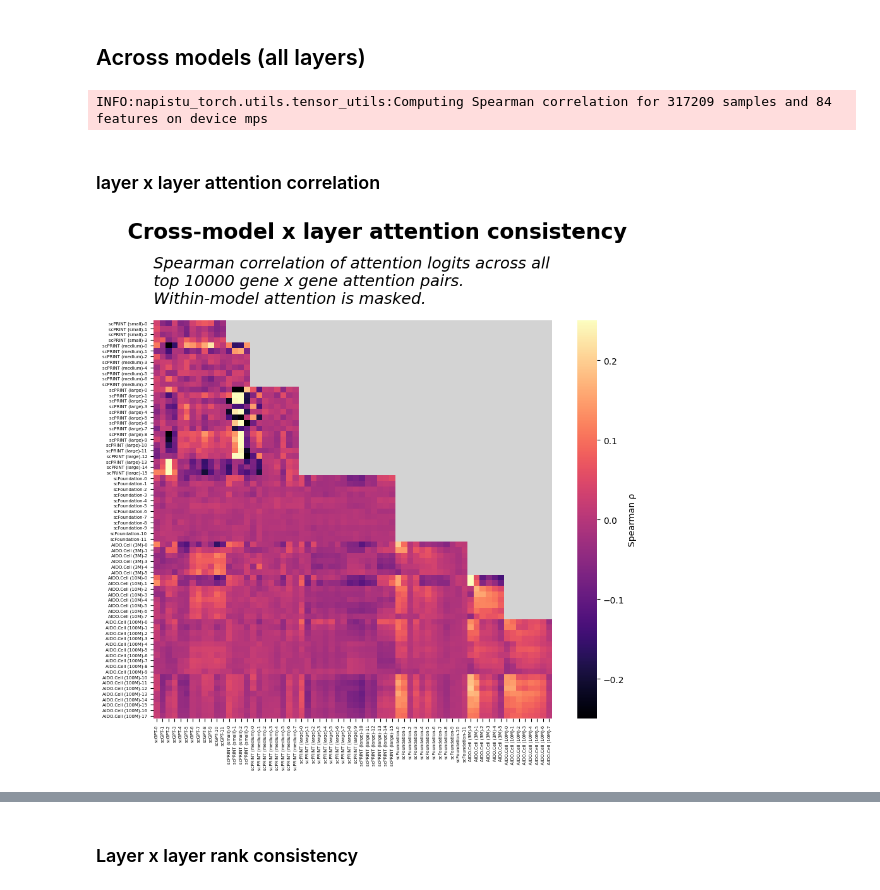
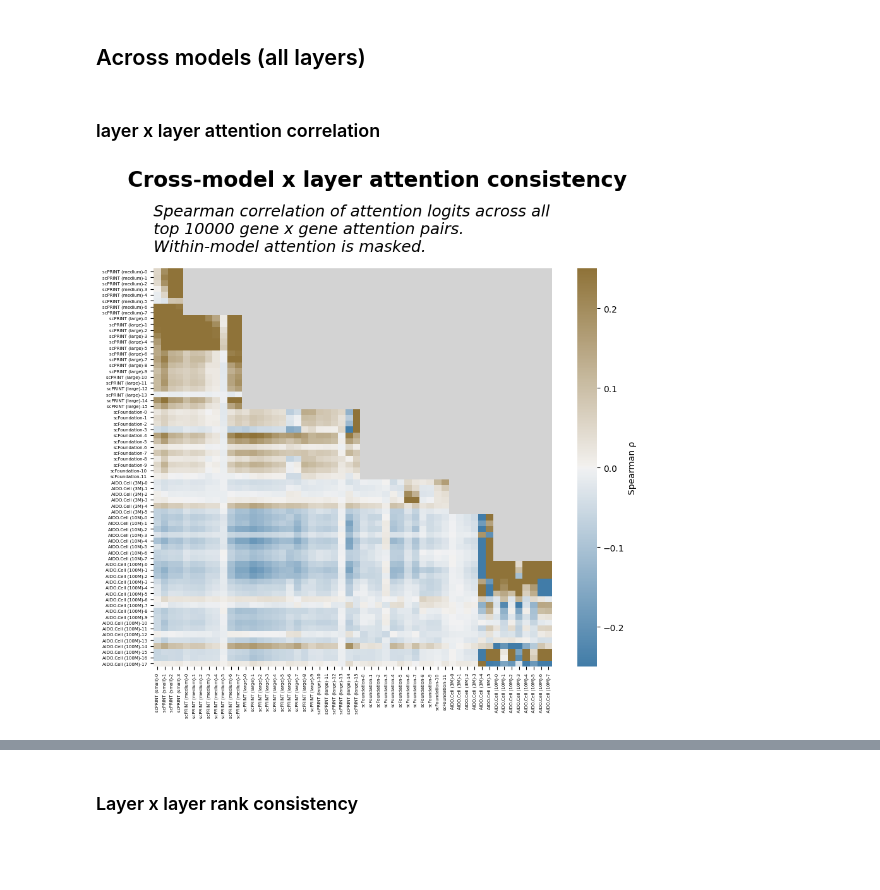
Before and after one commit to napistu/napistu-scrapyard, a Jupyter notebook: applications/foundation_models/compare_embeddings.ipynb, the cells around one changed output, grey strips where cells are left out. Cells and saved outputs as stored; diff of their text form; code cells hidden in the pictures; blank space fills up the shorter version.

```diff
--- a/applications/foundation_models/compare_embeddings.ipynb
+++ b/applications/foundation_models/compare_embeddings.ipynb
@@ -63,3 +209,0 @@ model_prefixes = [_get_disk_name(model_name, model_variant) for model_name, mode
-# %%
-# load each model's weights, gene annotations, and model metadata
-models = FoundationModels.load_multiple(OUTPUT_DIR, model_prefixes)
@@ -444,31 +547,42 @@ plt.show()
 # %% [markdown]
 ## Across models (all layers)
-# %%
-cross_model_top_attentions = comparisons["cross_model_x_layer_top_attentions"]
-
-# look at the top attentions for each model/layer across all models and layers
-wide_consistent_attentions = (
-    cross_model_top_attentions.pivot(
-        index = ["from_gene", "to_gene"],
-        columns = ["model", "layer"],
-        values = "attention"
-    )
-)
-
-# wide_consistent_attentions = (wide_consistent_attentions.T - wide_consistent_attentions.T.apply("mean", axis = 0)).T
-
-model_layer_labels = [f"{model}-{layer}" for model, layer in wide_consistent_attentions.columns]
-
-cross_model_attention_corr = compute_correlation_matrix(wide_consistent_attentions.to_numpy(), verbose=True)
-
-# mask within-model block diagonal
-model_col_values = wide_consistent_attentions.columns.get_level_values(0)
-
-# Create mask where models match (True = mask/hide these values)
-mask = model_col_values.to_numpy()[:, None] == model_col_values.to_numpy()[None, :]
-assert mask.shape == cross_model_attention_corr.shape
-# %% [output]
-INFO:napistu_torch.utils.tensor_utils:Computing Spearman correlation for 317209 samples and 84 features on device mps
+# %%
+def calculate_cross_model_attention_correlation(cross_model_top_attentions):
+
+    # look at the top attentions for each model/layer across all models and layers
+    wide_consistent_attentions = (
+        cross_model_top_attentions.pivot_table(
+            index = ["from_gene", "to_gene"],
+            columns = ["model", "layer"],
+            values = "attention"
+        )
+    )
+
+    return compute_correlation_matrix(wide_consistent_attentions.to_numpy(), verbose=False)
+
+def get_model_layer_labels(cross_model_top_attentions):
+
+    model_layers_df = cross_model_top_attentions[["model", "layer"]].drop_duplicates()
+    model_layers_df["label"] = model_layers_df.apply(lambda x: f"{x['model']}-{x['layer']}", axis=1)
+
+    return model_layers_df
+
+
+cross_model_top_attentions = comparisons["cross_model_x_layer_top_attentions"]
+if "category" in cross_model_top_attentions.columns:
+    per_category_corr = cross_model_top_attentions.groupby("category").apply(calculate_cross_model_attention_correlation)
+    cross_model_attention_corr = np.median(np.stack(per_category_corr.values), axis=0)
+else:
+    cross_model_attention_corr = calculate_cross_model_attention_correlation(cross_model_top_attentions)
+# %%
+
+model_layers_df = get_model_layer_labels(cross_model_top_attentions)
+model_col_values = model_layers_df["model"]
+model_layer_labels = model_layers_df["label"].tolist()
+
+# Create mask where models match (True = mask/hide these values)
+mask = model_col_values.to_numpy()[:, None] == model_col_values.to_numpy()[None, :]
+assert mask.shape == cross_model_attention_corr.shape
 # %% [markdown]
 ### layer x layer attention correlation
 # %%
@@ -484,33 +598,33 @@ non_null_cross_model_attention_corr = cross_model_attention_corr[rows_to_keep][:
 filtered_mask = combined_mask[rows_to_keep][:, cols_to_keep]
 
 # If you have labels, filter those too
 filtered_row_labels = [label for i, label in enumerate(model_layer_labels) if rows_to_keep[i]]
 filtered_col_labels = [label for i, label in enumerate(model_layer_labels) if cols_to_keep[i]]
 
 plot_heatmap(
     non_null_cross_model_attention_corr,
     row_labels = filtered_row_labels,
     column_labels = filtered_col_labels,
     suptitle="Cross-model x layer attention consistency",
     title=f"Spearman correlation of attention logits across all\ntop {TOP_K} gene x gene attention pairs.\nWithin-model attention is masked.",
-    cmap='magma',
+    cmap=sns.diverging_palette(240, 60, as_cmap=True),
     cbar=True,
     fmt='.2f',
     vmax=0.25,
     vmin=-0.25,
     cbar_label='Spearman ρ',
     mask = filtered_mask,
     mask_color='lightgray',
     annot=False,
     tick_label_size=5,
     suptitle_size=24,
     title_size=18,
     title_fontstyle="italic",
     title_fontweight="normal",
     figsize=(9, 9)
 )
 
 plt.show()
 # %% [output]
-[figure, old version]
+[figure, new version]
 # %%
```
Also changed, not shown: parts of 46 cells of this notebook.
